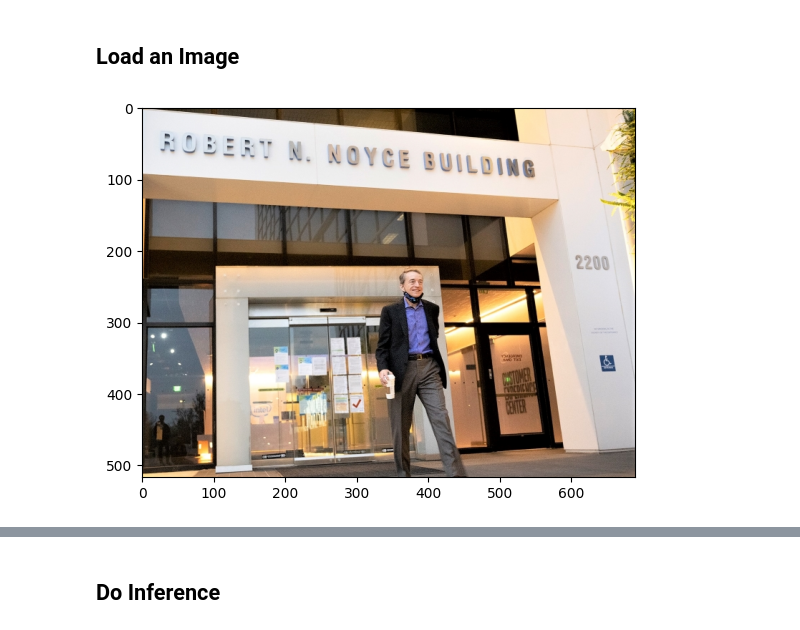
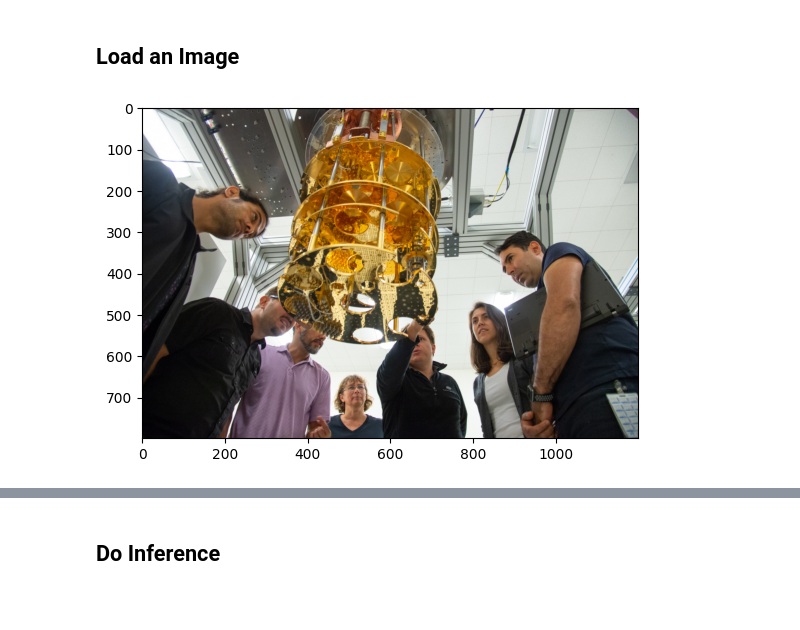
Before and after one commit to openvinotoolkit/openvino_build_deploy, a Jupyter notebook: trainings/object_detection/simple_face_detection_with_ov.ipynb, the cells around one changed output, grey strips where cells are left out. Saved outputs shown, nothing was run; the diff lists cells and outputs as text; code cells hidden in the pictures; blank space fills up the shorter version.

```diff
--- a/trainings/object_detection/simple_face_detection_with_ov.ipynb
+++ b/trainings/object_detection/simple_face_detection_with_ov.ipynb
@@ -53,18 +48,18 @@ output_layer_ir = compiled_model.output(0)
 # %% [markdown]
 ## Load an Image
 # %%
-image = cv2.imread("data/intel_rnb.jpg")
+image = cv2.imread("data/2.jpg")
 height, width=image.shape[0:2]
 
 # N,C,H,W = batch size, number of channels, height, width.
 N, C, H, W = input_layer_ir.shape
 
 # Resize the image to meet network input sizes.
 resized_image = cv2.resize(image, (W, H))
 
 # Reshape to the network input shape.
 input_image = np.expand_dims(resized_image.transpose(2, 0, 1), 0)
 
 plt.imshow(cv2.cvtColor(image, cv2.COLOR_BGR2RGB));
 # %% [output]
-[figure, old version]
+[figure, new version]
```
Also changed, not shown: parts of 5 cells of this notebook.
